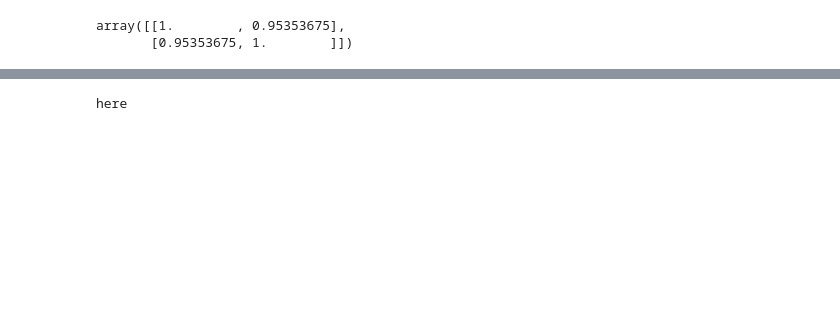
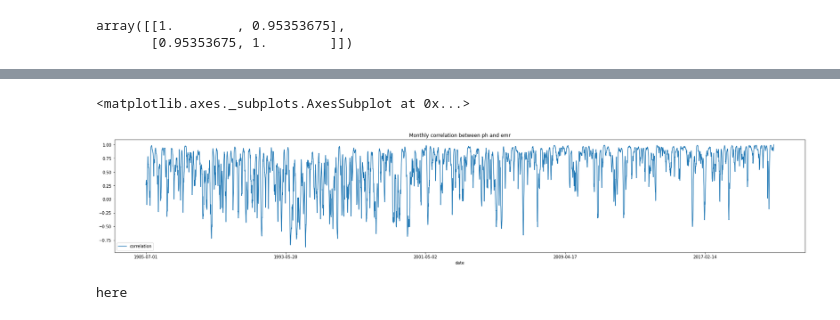
Before and after one commit to jonhilgart22/daily_trading, a Jupyter notebook: notebooks/train_model.ipynb, the cells around one changed output, grey strips where cells are left out. Drawn from its saved outputs; the diff is of its cells as text; code cells hidden in the pictures; blank space fills up the shorter version.

```diff
--- a/notebooks/train_model.ipynb
+++ b/notebooks/train_model.ipynb
@@ -187,3 +124,8 @@ second_stock_df.plot(y='close', color='red')
+# %%
+pd.DataFrame(correlation_per_time_period).set_index('date').plot(figsize=(30,5), title='Monthly correlation between ph and emr')
+# %% [output]
+<matplotlib.axes._subplots.AxesSubplot at 0x...>
+[figure, added]
 # %%
 if min_date_fiirst_stock < min_date_second_stock:
     print('here')
```
Also changed, not shown: parts of 26 cells of this notebook.
